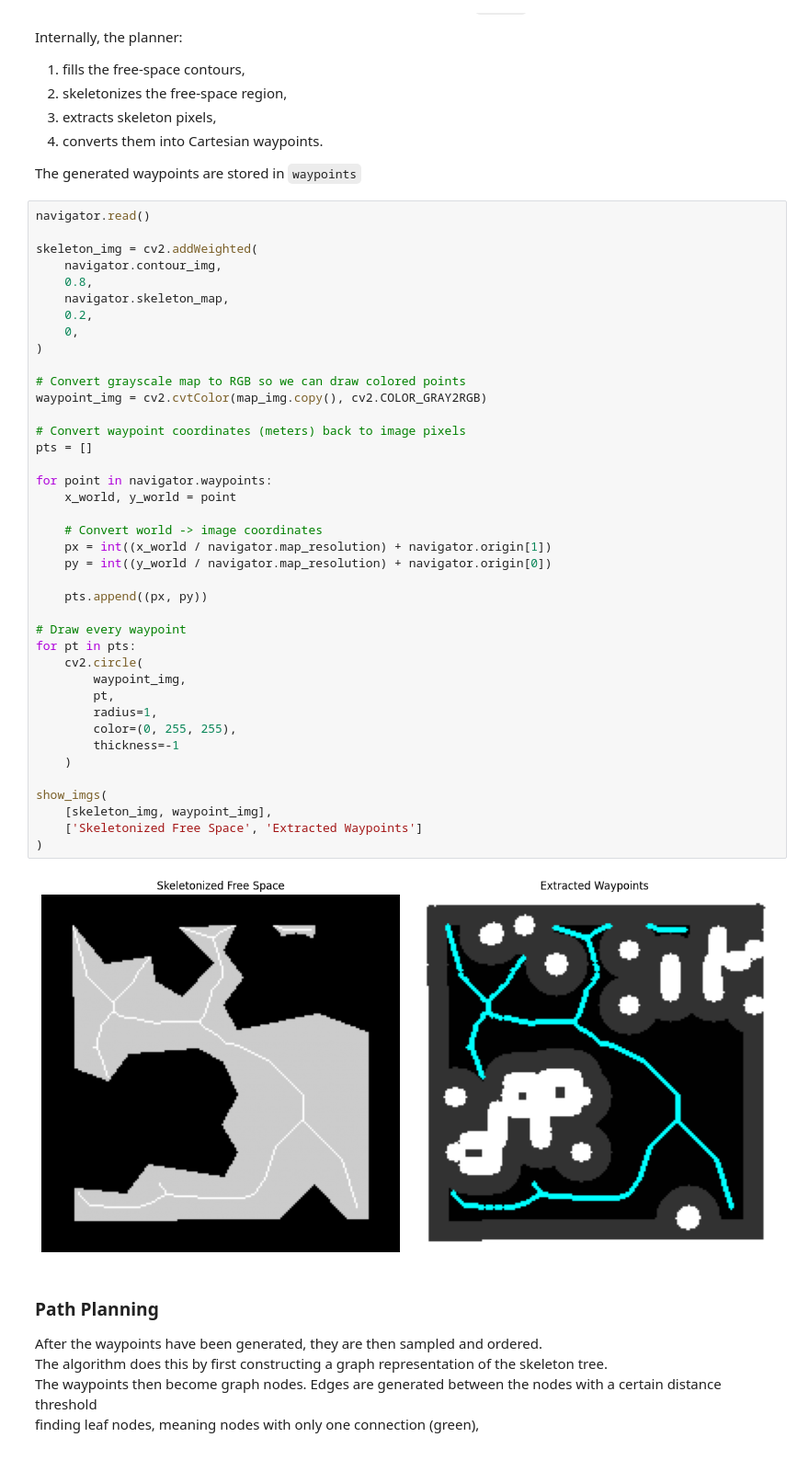
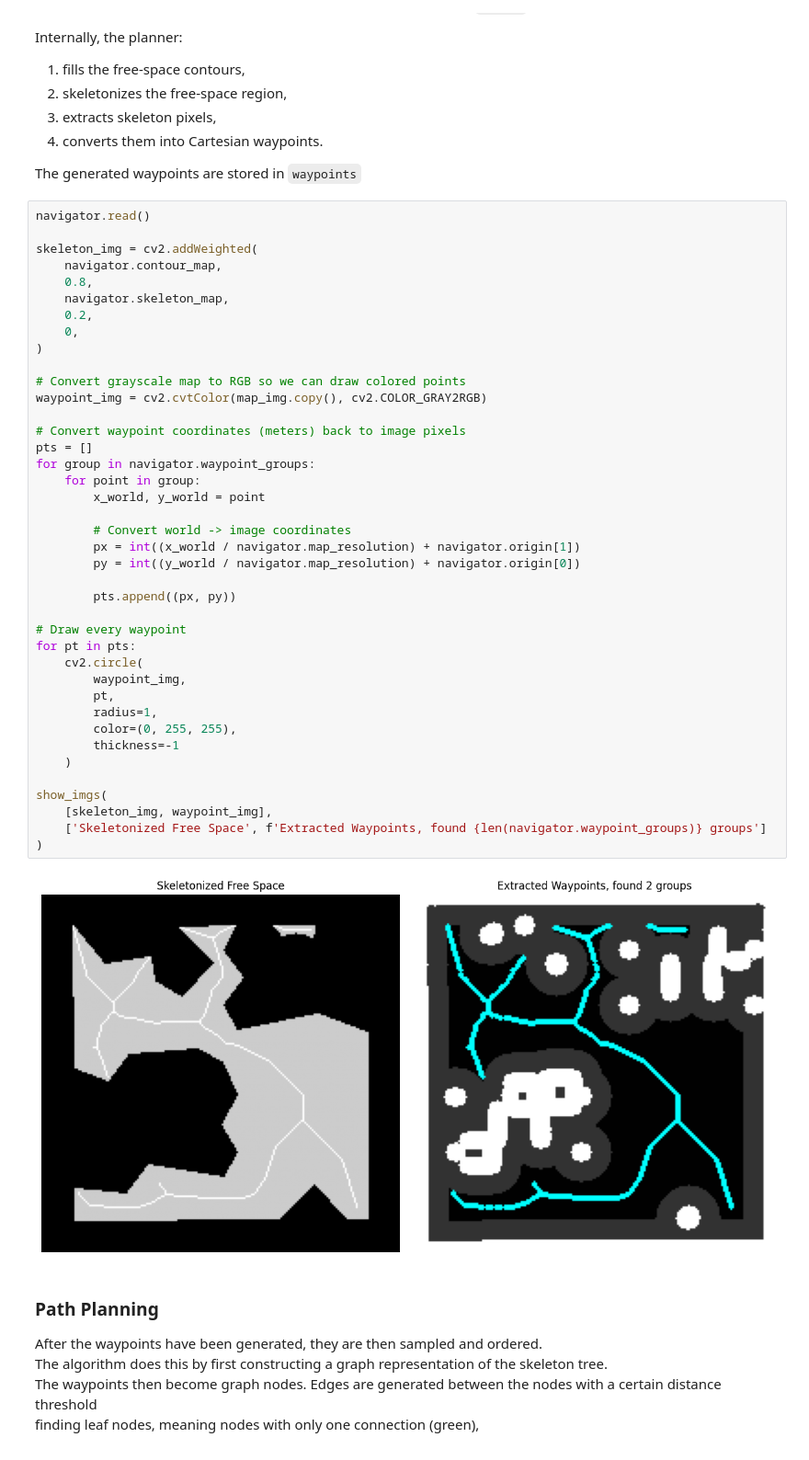
Before and after one commit to machine0herald/Mirte_Lab_Clean, a Jupyter notebook: mirte_lc_nav2/mirte_lc_nav2/test_nav.ipynb, the cells around one changed output. Shown at 92% size. Drawn from its saved outputs; the diff is of its cells as text.

```diff
--- a/mirte_lc_nav2/mirte_lc_nav2/test_nav.ipynb
+++ b/mirte_lc_nav2/mirte_lc_nav2/test_nav.ipynb
@@ -167,44 +167,44 @@ The generated waypoints are stored in `waypoints`
 navigator.read()
 
 skeleton_img = cv2.addWeighted(
-    navigator.contour_img,
+    navigator.contour_map,
     0.8,
     navigator.skeleton_map,
     0.2,
     0,
 )
 
 # Convert grayscale map to RGB so we can draw colored points
 waypoint_img = cv2.cvtColor(map_img.copy(), cv2.COLOR_GRAY2RGB)
 
 # Convert waypoint coordinates (meters) back to image pixels
 pts = []
+for group in navigator.waypoint_groups:
+    for point in group:
+        x_world, y_world = point
 
-for point in navigator.waypoints:
-    x_world, y_world = point
+        # Convert world -> image coordinates
+        px = int((x_world / navigator.map_resolution) + navigator.origin[1])
+        py = int((y_world / navigator.map_resolution) + navigator.origin[0])
 
-    # Convert world -> image coordinates
-    px = int((x_world / navigator.map_resolution) + navigator.origin[1])
-    py = int((y_world / navigator.map_resolution) + navigator.origin[0])
-
-    pts.append((px, py))
+        pts.append((px, py))
 
 # Draw every waypoint
 for pt in pts:
     cv2.circle(
         waypoint_img,
         pt,
         radius=1,
         color=(0, 255, 255),
         thickness=-1
     )
 
 show_imgs(
     [skeleton_img, waypoint_img],
-    ['Skeletonized Free Space', 'Extracted Waypoints']
+    ['Skeletonized Free Space', f'Extracted Waypoints, found {len(navigator.waypoint_groups)} groups']
 )
 # %% [output]
-[figure, old version]
+[figure, new version]
 # %% [markdown]
 ### Path Planning
 
```
Also changed, not shown: parts of 3 cells of this notebook, 4 other files.
